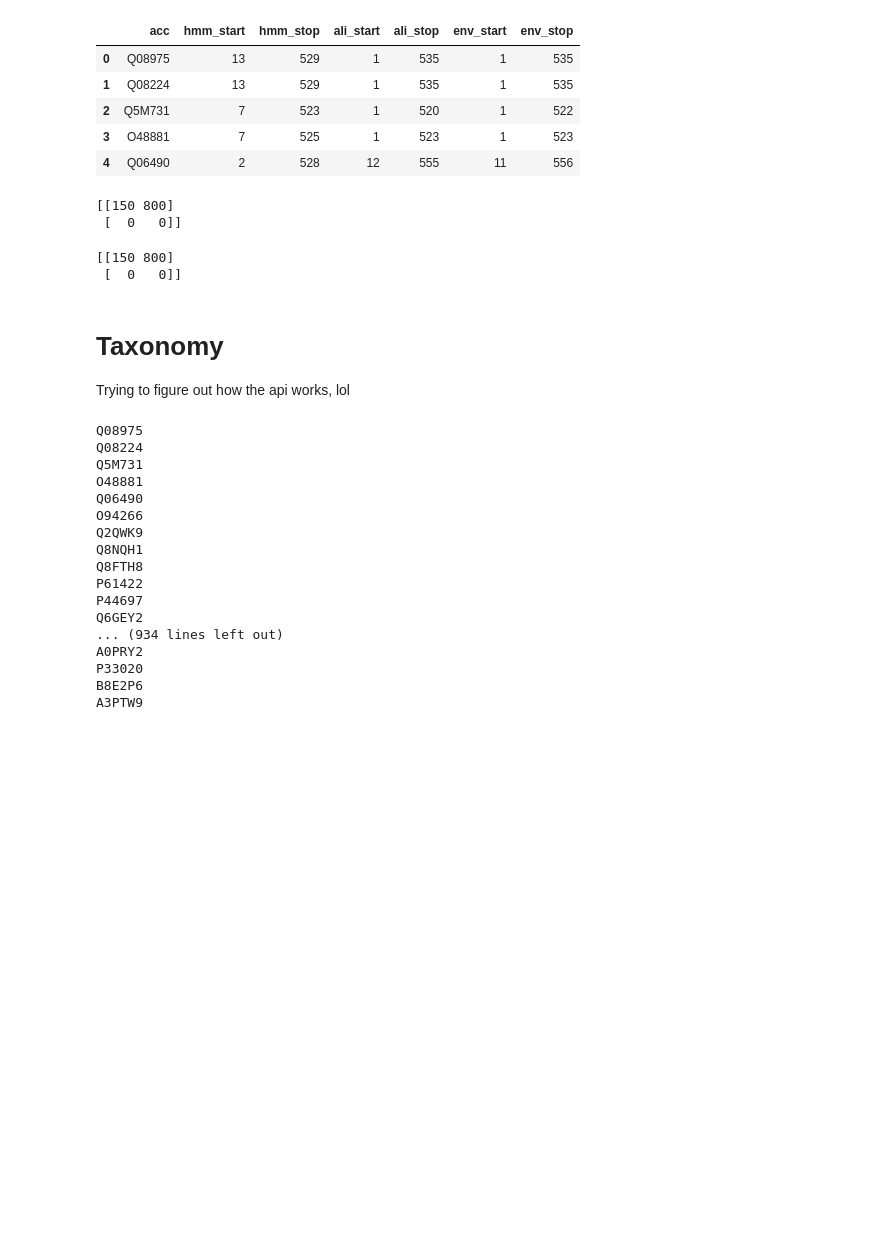
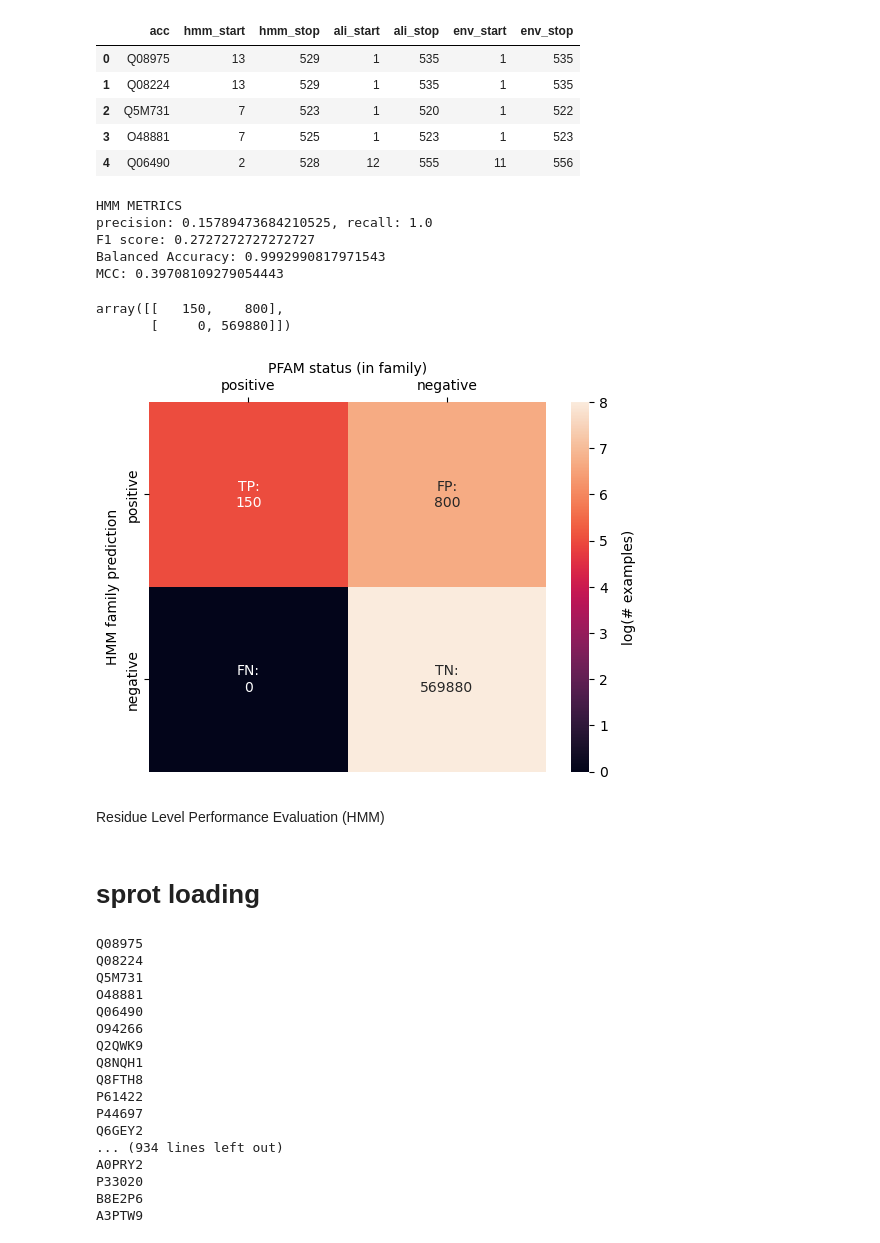
Before and after one commit to marcouderzo/BioData-PdxK-ThiD-FamilyModel, a Jupyter notebook: family.ipynb, the cells around one changed output. Cells and saved outputs as stored; diff of their text form; code cells hidden in the pictures; blank space fills up the shorter version.

```diff
--- a/family.ipynb
+++ b/family.ipynb
@@ -324,18 +405,48 @@ fn_hmm_df = hmm_eval_df[hmm_eval_df['lenght'].notna() & hmm_eval_df['ali_start']
 tp_hmm = len(tp_hmm_df)
 fp_hmm = len(fp_hmm_df)
 fn_hmm = len(fn_hmm_df)
-print(np.array([[tp_hmm,fp_hmm],[fn_hmm,0]]))
+tn_hmm = len_sprot - tp_hmm - fp_hmm - fn_hmm
+# Calculate metrics
+# this is a mess, consider using sklearn (requires bulding df for all of sprot)
+precision_hmm = tp_hmm / (tp_hmm + fp_hmm)
+recall_hmm = tp_hmm / (tp_hmm + fn_hmm)
+F1_hmm =  2*tp_hmm / (2*tp_hmm + fp_hmm + fn_hmm)
+sensitivity_hmm = tp_hmm / (tp_hmm + fn_hmm)
+specificity_hmm = tn_hmm / (tn_hmm + fp_hmm)
+balAcc_hmm = 0.5 *((sensitivity_hmm) + (specificity_hmm))
+mcc_hmm = (tp_hmm * tn_hmm - fp_hmm * fn_hmm) / sqrt((tp_hmm + fp_hmm) * (tp_hmm + fn_hmm) * (tn_hmm + fp_hmm) * (tn_hmm + fn_hmm))
+#accuracy_hmm = (tp_hmm + tn_hmm) / len_sprot
+print("HMM METRICS")
+print(f"precision: {precision_hmm}, recall: {recall_hmm}")
+print(f"F1 score: {F1_hmm}")
+print(f"Balanced Accuracy: {balAcc_hmm}")
+print(f"MCC: {mcc_hmm}")
+confusion_hmm = np.array([[tp_hmm,fp_hmm],[fn_hmm,tn_hmm]])
+confusion_hmm
 # %% [output]
-[[150 800]
- [  0   0]]
+HMM METRICS
+precision: 0.15789473684210525, recall: 1.0
+F1 score: 0.2727272727272727
+Balanced Accuracy: 0.9992990817971543
+MCC: 0.39708109279054443
+array([[   150,    800],
+       [     0, 569880]])
-# %%
-print(np.array([[tp_hmm,fp_hmm],[fn_hmm,0]]))
-# %% [output]
-[[150 800]
- [  0   0]]
-# %% [markdown]
-# Taxonomy
-Trying to figure out how the api works, lol
+# %%
+confusion_hmm_df = pd.DataFrame(confusion_hmm, columns=['positive', 'negative'], index=['positive','negative'])
+conf_pssm_text = [[f'TP:\n{tp_hmm}', f'FP:\n{fp_hmm}'],[f'FN:\n{fn_hmm}', f'TN:\n{tn_hmm}']]
+ax = sb.heatmap(np.log1p(confusion_hmm_df),annot=conf_pssm_text, fmt='', vmax=8)
+ax.set_xlabel('PFAM status (in family)')
+ax.xaxis.tick_top()
+ax.xaxis.set_label_position('top')
+ax.set_ylabel('HMM family prediction')
+cbar = ax.collections[0].colorbar
+cbar.set_label('log(# examples)', labelpad=10)
+# %% [output]
+[figure, added]
+# %% [markdown]
+Residue Level Performance Evaluation (HMM)
+# %% [markdown]
+# sprot loading
 # %%
 query_accs = list(pred_hmm_df['acc'])
 for q in query_accs:
```
Also changed, not shown: parts of 119 cells of this notebook.
